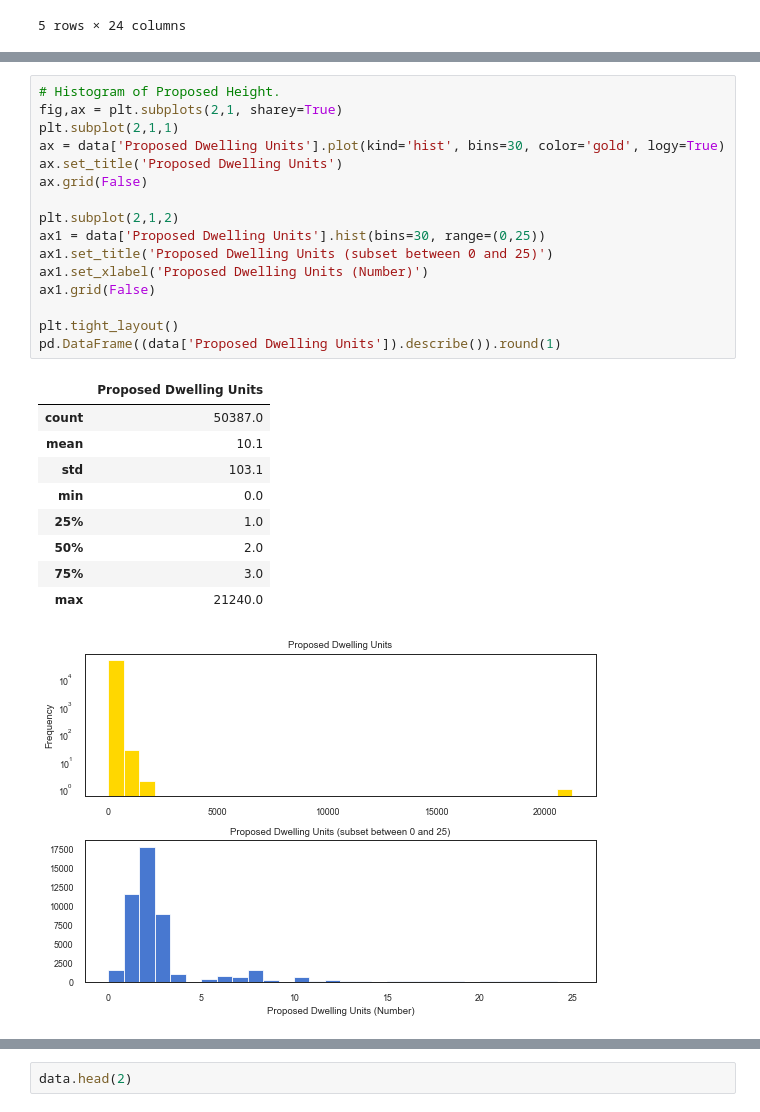
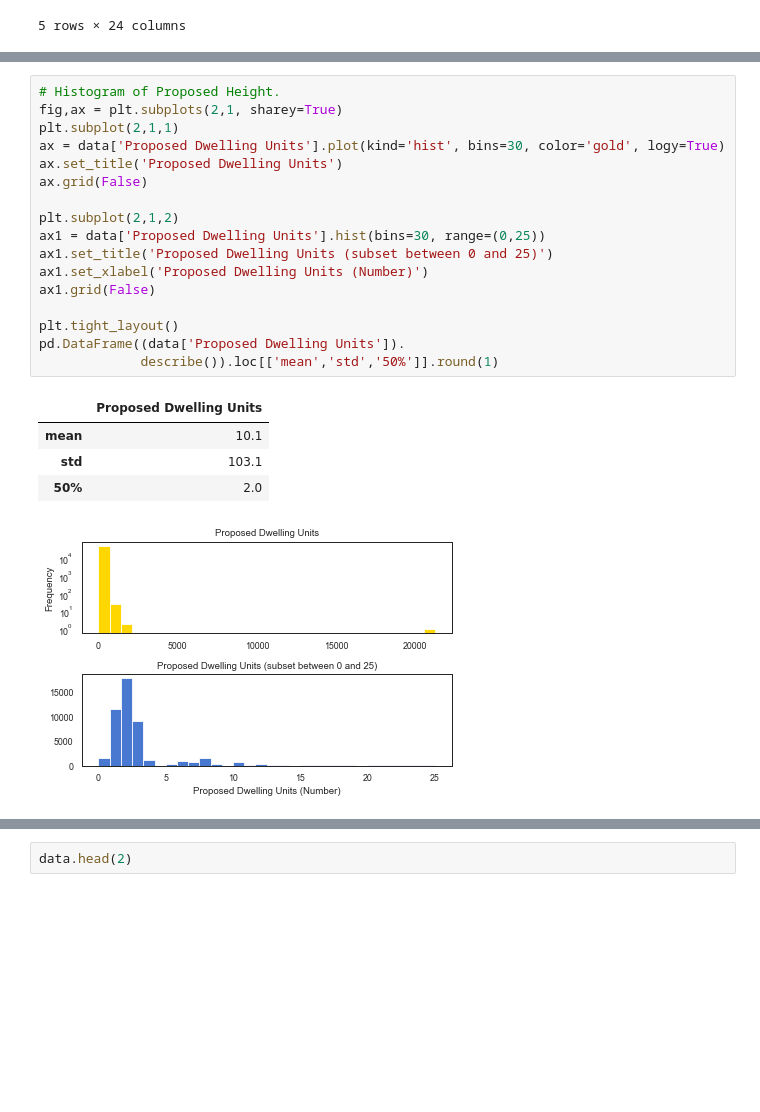
Before and after one commit to anoushavan/Capstone_1, a Jupyter notebook: code/data_story.ipynb, the cells around one changed output, grey strips where cells are left out. Cells and saved outputs as stored; diff of their text form; blank space fills up the shorter version.

```diff
--- a/code/data_story.ipynb
+++ b/code/data_story.ipynb
@@ -543,30 +526,26 @@ plt.ylim(0,5100)
 # %%
 # Histogram of Proposed Height.
 fig,ax = plt.subplots(2,1, sharey=True)
 plt.subplot(2,1,1)
 ax = data['Proposed Dwelling Units'].plot(kind='hist', bins=30, color='gold', logy=True)
 ax.set_title('Proposed Dwelling Units')
 ax.grid(False)
 
 plt.subplot(2,1,2)
 ax1 = data['Proposed Dwelling Units'].hist(bins=30, range=(0,25))
 ax1.set_title('Proposed Dwelling Units (subset between 0 and 25)')
 ax1.set_xlabel('Proposed Dwelling Units (Number)')
 ax1.grid(False)
 
 plt.tight_layout()
-pd.DataFrame((data['Proposed Dwelling Units']).describe()).round(1)
+pd.DataFrame((data['Proposed Dwelling Units']).
+             describe()).loc[['mean','std','50%']].round(1)
 # %% [output]
 |  | Proposed Dwelling Units |
-| count | 50387.0 |
 | mean | 10.1 |
 | std | 103.1 |
-| min | 0.0 |
-| 25% | 1.0 |
 | 50% | 2.0 |
-| 75% | 3.0 |
-| max | 21240.0 |
-[figure, old version]
+[figure, new version]
 # %%
 # Boxplot of Proposed Dwelling Units in each borough.
 ax = data.boxplot(column='Proposed Dwelling Units', by='Borough')
```
Also changed, not shown: parts of 40 cells of this notebook.
